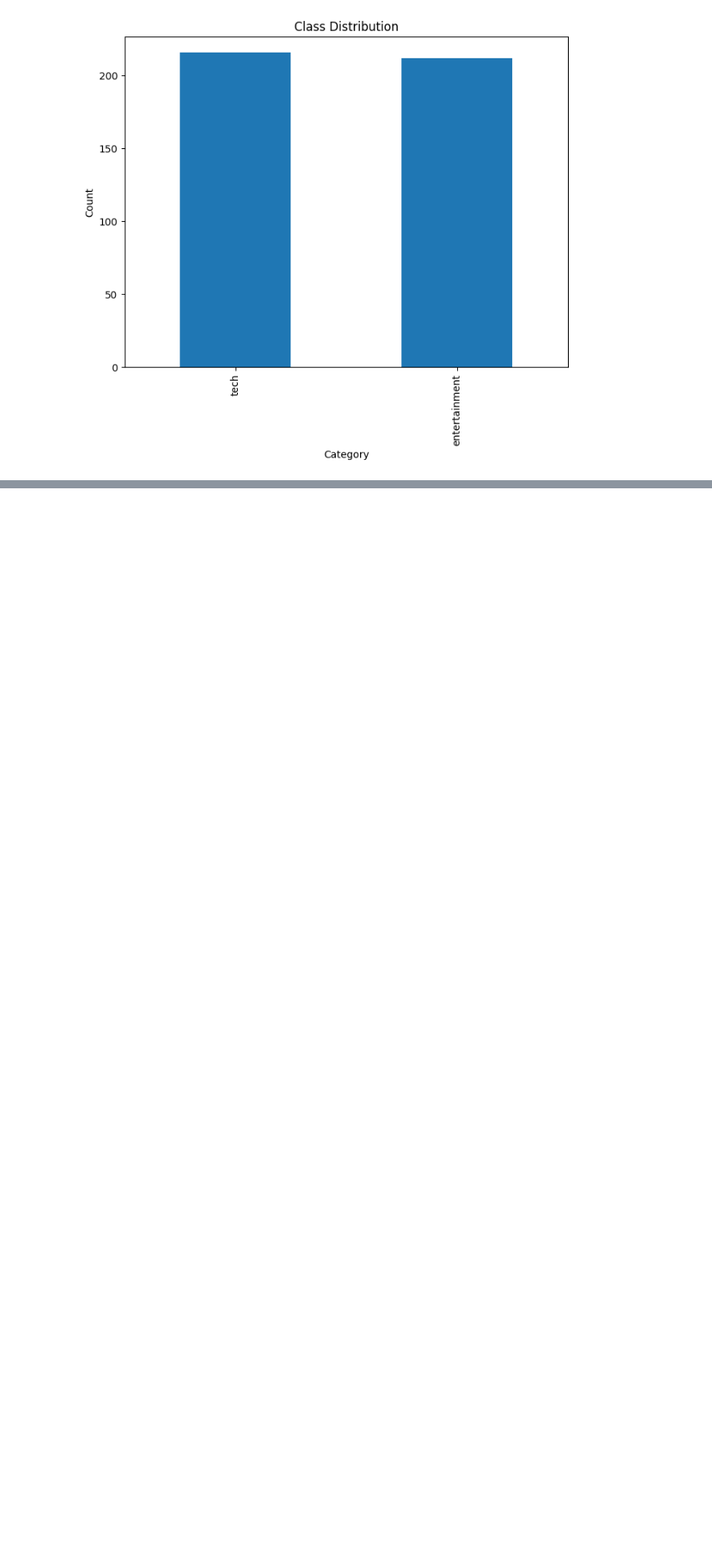
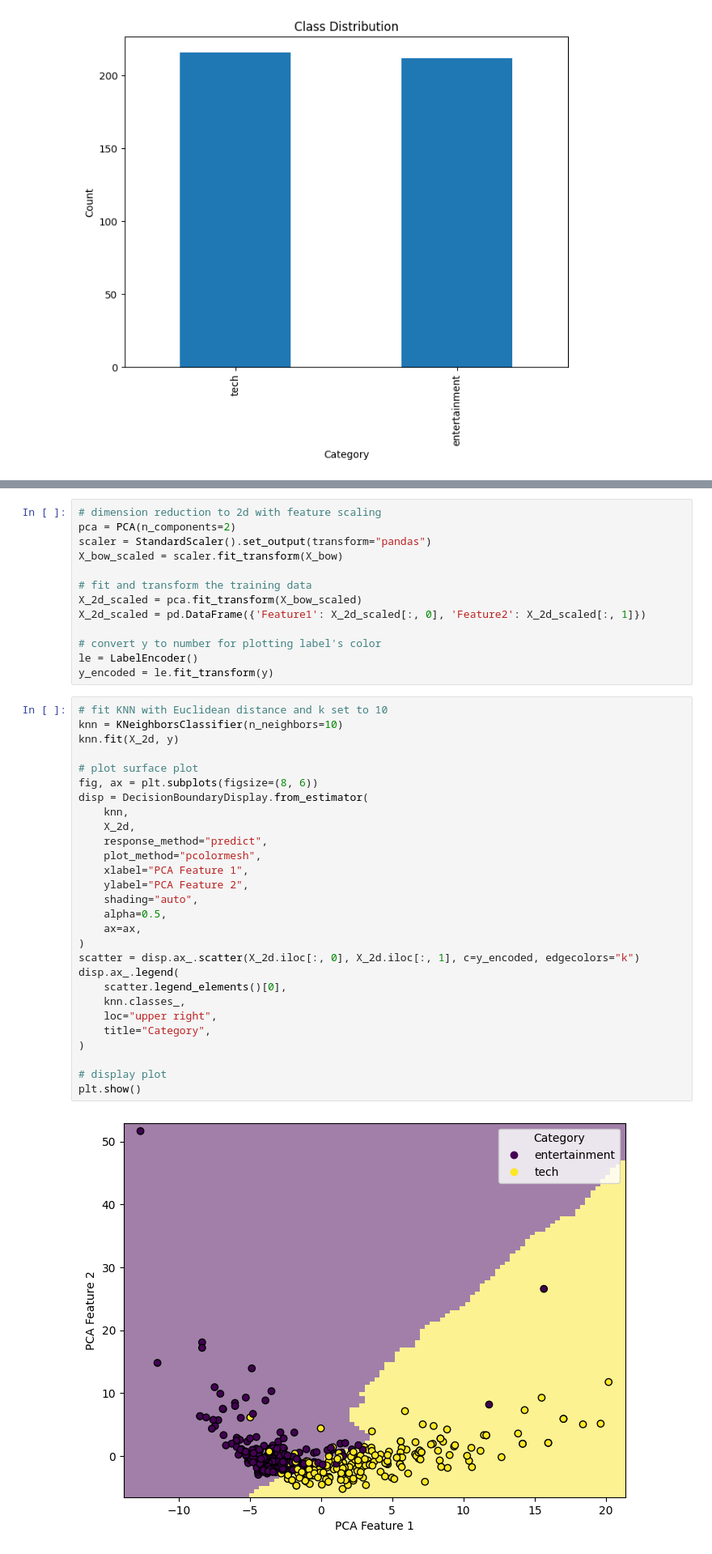
Before and after one commit to garethltm/361a3, a Jupyter notebook: a3.ipynb, the cells around one changed output, grey strips where cells are left out. Shown at 81% size. Cells and saved outputs as stored; diff of their text form; blank space fills up the shorter version.

```diff
--- a/a3.ipynb
+++ b/a3.ipynb
@@ -215,0 +299,43 @@ plt.show()
+# %%
+# dimension reduction to 2d with feature scaling
+pca = PCA(n_components=2)
+scaler = StandardScaler().set_output(transform="pandas")
+X_bow_scaled = scaler.fit_transform(X_bow)
+
+# fit and transform the training data
+X_2d_scaled = pca.fit_transform(X_bow_scaled)
+X_2d_scaled = pd.DataFrame({'Feature1': X_2d_scaled[:, 0], 'Feature2': X_2d_scaled[:, 1]})
+
+# convert y to number for plotting label's color
+le = LabelEncoder()
+y_encoded = le.fit_transform(y)
+# %%
+# fit KNN with Euclidean distance and k set to 10
+knn = KNeighborsClassifier(n_neighbors=10)
+knn.fit(X_2d, y)
+
+# plot surface plot
+fig, ax = plt.subplots(figsize=(8, 6))
+disp = DecisionBoundaryDisplay.from_estimator(
+    knn,
+    X_2d,
+    response_method="predict",
+    plot_method="pcolormesh",
+    xlabel="PCA Feature 1",
+    ylabel="PCA Feature 2",
+    shading="auto",
+    alpha=0.5,
+    ax=ax,
+)
+scatter = disp.ax_.scatter(X_2d.iloc[:, 0], X_2d.iloc[:, 1], c=y_encoded, edgecolors="k")
+disp.ax_.legend(
+    scatter.legend_elements()[0],
+    knn.classes_,
+    loc="upper right",
+    title="Category",
+)
+
+# display plot
+plt.show()
+# %% [output]
+[figure, added]
```
Also changed, not shown: parts of 49 cells of this notebook.
